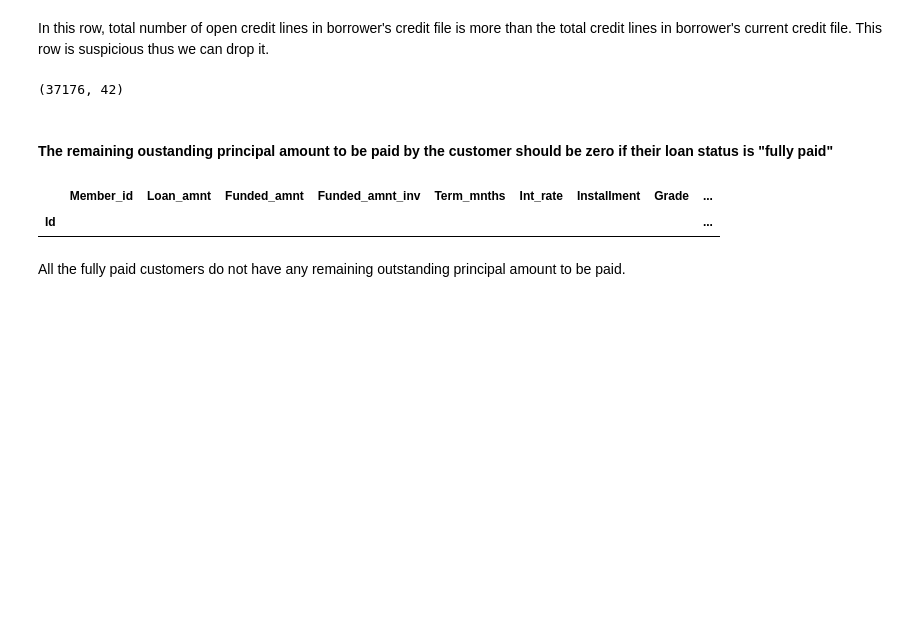
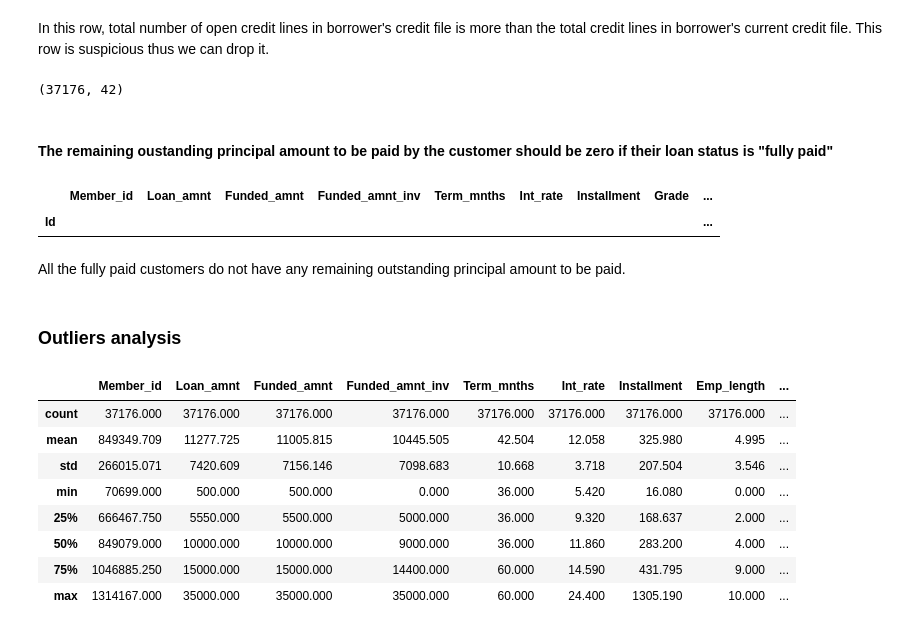
Before and after one commit to Veneeshkrishnan/Lending_Club_Case_Study, a Jupyter notebook: Lending_club.ipynb, the cells around one changed output. Saved outputs shown, nothing was run; the diff lists cells and outputs as text; code cells hidden in the pictures; blank space fills up the shorter version.

Commit message:
Outlier analysis

```diff
--- a/Lending_club.ipynb
+++ b/Lending_club.ipynb
@@ -581,3 +579,17 @@ Loan_data[(Loan_data["Out_prncp"]!=0) & (Loan_data["Loan_status"]=="Fully Paid")
 | Id |  |  |  |  |  |  |  |  | ... |
 # %% [markdown]
 All the fully paid customers do not have any remaining outstanding principal amount to be paid.
+# %% [markdown]
+### Outliers analysis
+# %%
+Loan_data.describe()
+# %% [output]
+|  | Member_id | Loan_amnt | Funded_amnt | Funded_amnt_inv | Term_mnths | Int_rate | Installment | Emp_length | ... |
+| count | 37176.000 | 37176.000 | 37176.000 | 37176.000 | 37176.000 | 37176.000 | 37176.000 | 37176.000 | ... |
+| mean | 849349.709 | 11277.725 | 11005.815 | 10445.505 | 42.504 | 12.058 | 325.980 | 4.995 | ... |
+| std | 266015.071 | 7420.609 | 7156.146 | 7098.683 | 10.668 | 3.718 | 207.504 | 3.546 | ... |
+| min | 70699.000 | 500.000 | 500.000 | 0.000 | 36.000 | 5.420 | 16.080 | 0.000 | ... |
+| 25% | 666467.750 | 5550.000 | 5500.000 | 5000.000 | 36.000 | 9.320 | 168.637 | 2.000 | ... |
+| 50% | 849079.000 | 10000.000 | 10000.000 | 9000.000 | 36.000 | 11.860 | 283.200 | 4.000 | ... |
+| 75% | 1046885.250 | 15000.000 | 15000.000 | 14400.000 | 60.000 | 14.590 | 431.795 | 9.000 | ... |
+| max | 1314167.000 | 35000.000 | 35000.000 | 35000.000 | 60.000 | 24.400 | 1305.190 | 10.000 | ... |
```
Also changed, not shown: parts of 11 cells of this notebook.
